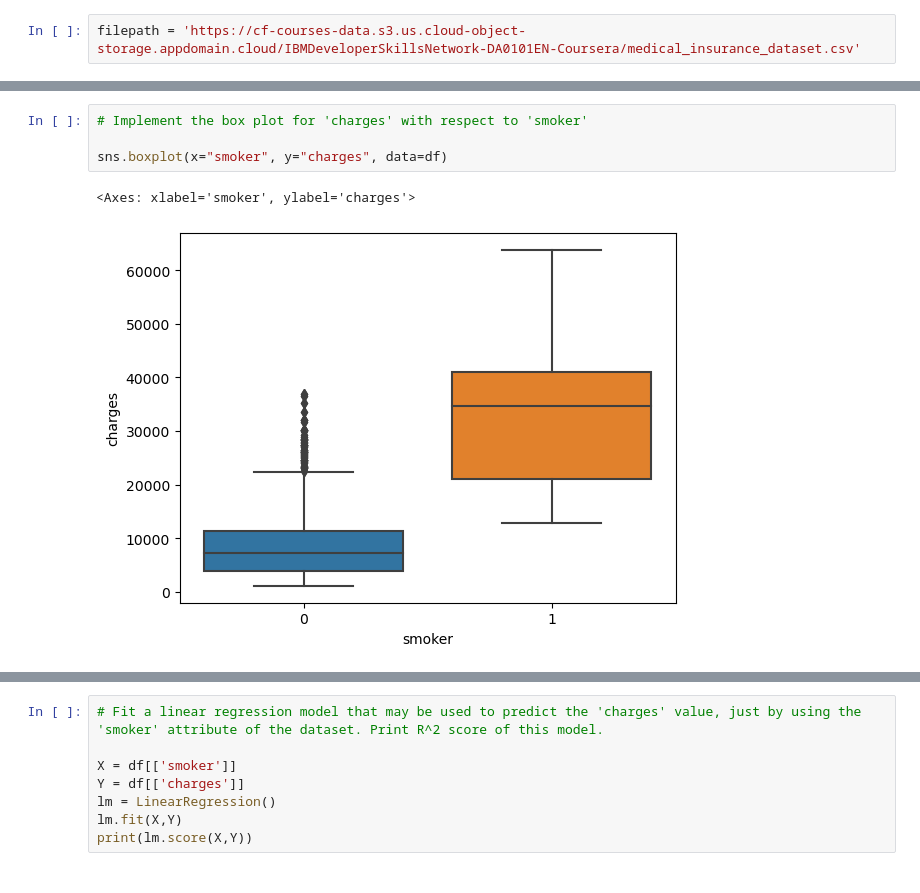
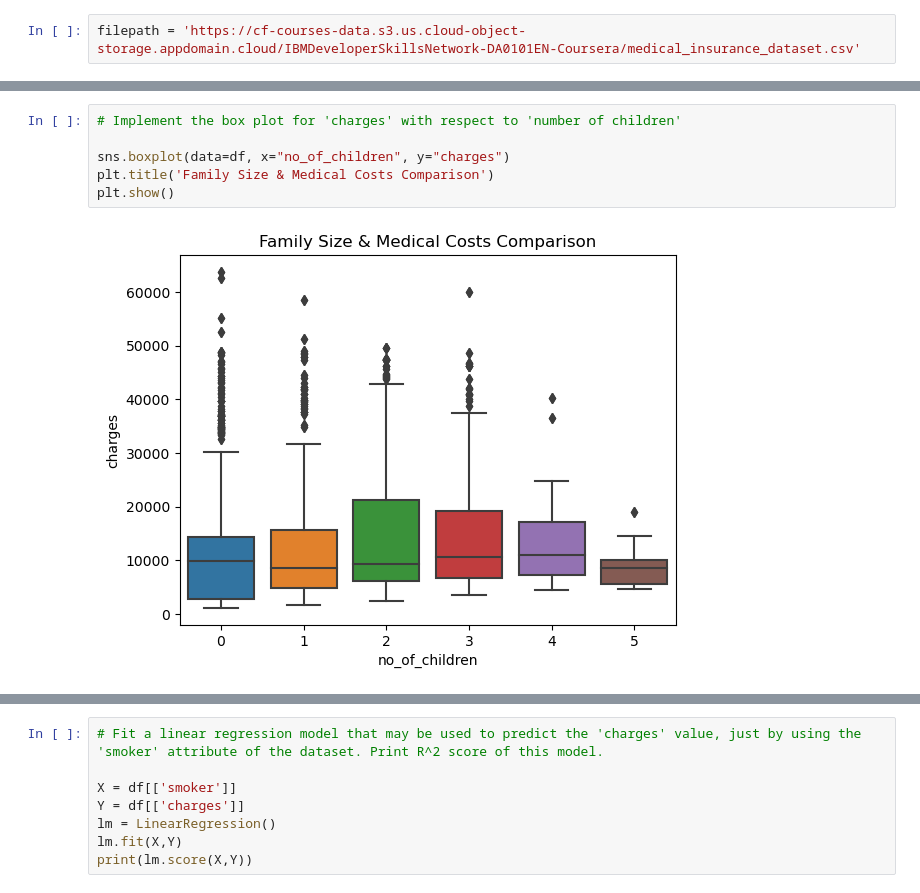
Before and after one commit to constancemonte/Insurance_Cost_Analysis, a Jupyter notebook: Insurance_Cost_Analysis.ipynb, the cells around one changed output, grey strips where cells are left out. Saved outputs shown, nothing was run; the diff lists cells and outputs as text.

```diff
--- a/Insurance_Cost_Analysis.ipynb
+++ b/Insurance_Cost_Analysis.ipynb
@@ -130,10 +144,11 @@ plt.ylim(0,)
 # %%
-# Implement the box plot for 'charges' with respect to 'smoker'
+# Implement the box plot for 'charges' with respect to 'number of children'
 
-sns.boxplot(x="smoker", y="charges", data=df)
+sns.boxplot(data=df, x="no_of_children", y="charges")
+plt.title('Family Size & Medical Costs Comparison')
+plt.show()
 # %% [output]
-<Axes: xlabel='smoker', ylabel='charges'>
-[figure, old version]
+[figure, new version]
 # %%
 # Print the correlation matrix for the dataset
 
```
Also changed, not shown: parts of 20 cells of this notebook.
